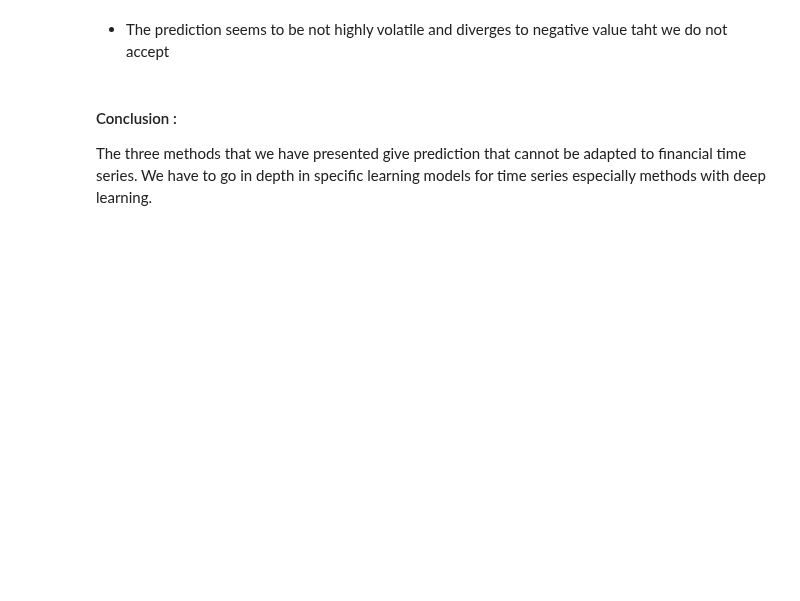
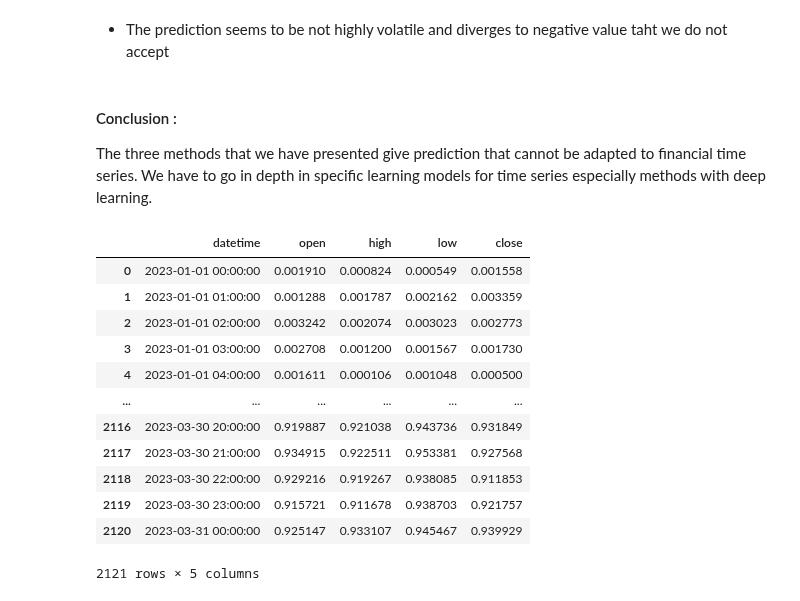
Before and after one commit to MohamedKeteb/Crypto_project, a Jupyter notebook: Bitcoin_pred.ipynb, the cells around one changed output. Drawn from its saved outputs; the diff is of its cells as text; code cells hidden in the pictures; blank space fills up the shorter version.

Commit message:
Begin LSTM Model and prepare the data

```diff
--- a/Bitcoin_pred.ipynb
+++ b/Bitcoin_pred.ipynb
@@ -249,3 +249,27 @@ visualize_future(scaled_data, future_price, zoom=[300, 400])
 # %% [markdown]
 #### Conclusion :
 The three methods that we have presented give prediction that cannot be adapted to financial time series. We have to go in depth in specific learning models for time series especially methods with deep learning.
+# %%
+symbol = 'BTC/USD'
+interval = '1h'
+start_date = '2023-01-01 00:00:00'
+end_date = '2023-03-31 00:00:00'
+# %%
+hour_data = load_data(symbol, start_date, end_date, interval)
+# %%
+hour_data = scaling_data(hour_data)
+hour_data
+# %% [output]
+|  | datetime | open | high | low | close |
+| 0 | 2023-01-01 00:00:00 | 0.001910 | 0.000824 | 0.000549 | 0.001558 |
+| 1 | 2023-01-01 01:00:00 | 0.001288 | 0.001787 | 0.002162 | 0.003359 |
+| 2 | 2023-01-01 02:00:00 | 0.003242 | 0.002074 | 0.003023 | 0.002773 |
+| 3 | 2023-01-01 03:00:00 | 0.002708 | 0.001200 | 0.001567 | 0.001730 |
+| 4 | 2023-01-01 04:00:00 | 0.001611 | 0.000106 | 0.001048 | 0.000500 |
+| ... | ... | ... | ... | ... | ... |
+| 2116 | 2023-03-30 20:00:00 | 0.919887 | 0.921038 | 0.943736 | 0.931849 |
+| 2117 | 2023-03-30 21:00:00 | 0.934915 | 0.922511 | 0.953381 | 0.927568 |
+| 2118 | 2023-03-30 22:00:00 | 0.929216 | 0.919267 | 0.938085 | 0.911853 |
+| 2119 | 2023-03-30 23:00:00 | 0.915721 | 0.911678 | 0.938703 | 0.921757 |
+| 2120 | 2023-03-31 00:00:00 | 0.925147 | 0.933107 | 0.945467 | 0.939929 |
+2121 rows × 5 columns
```
Also changed, not shown: parts of 21 cells of this notebook, 5 other files.
